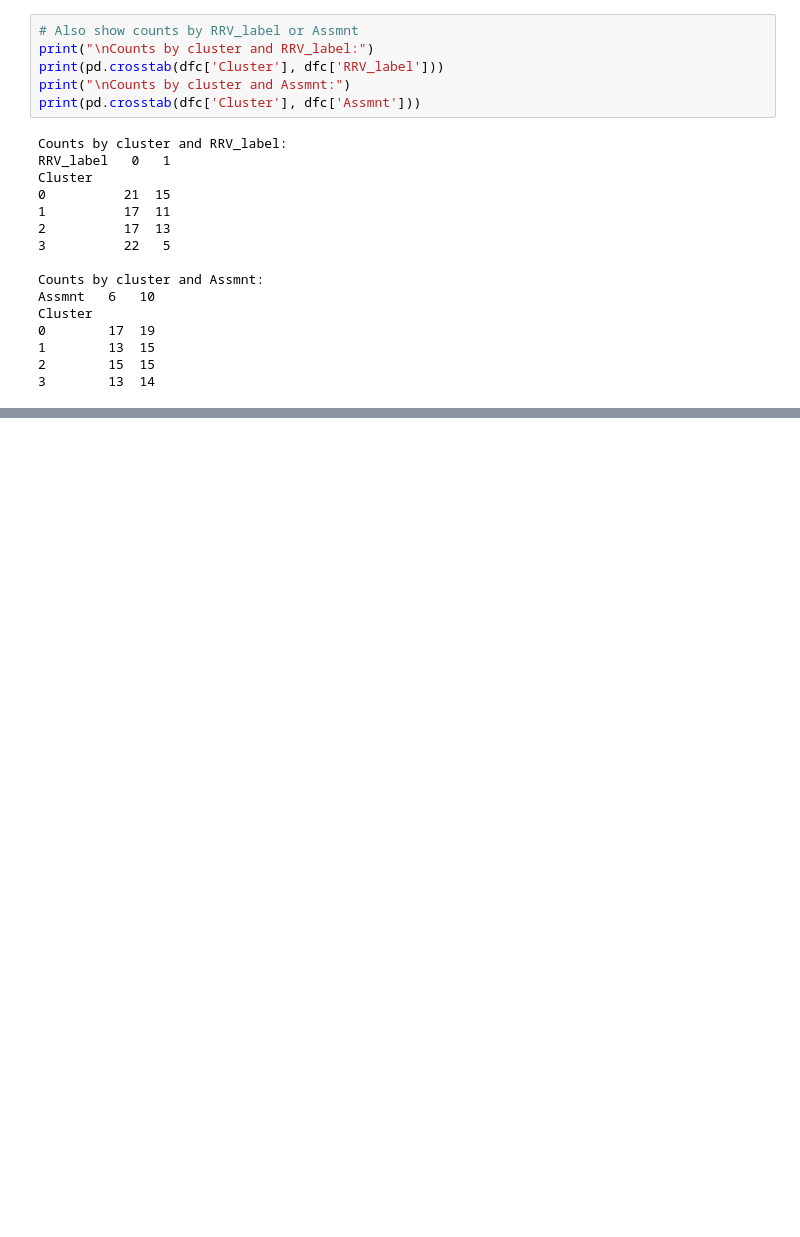
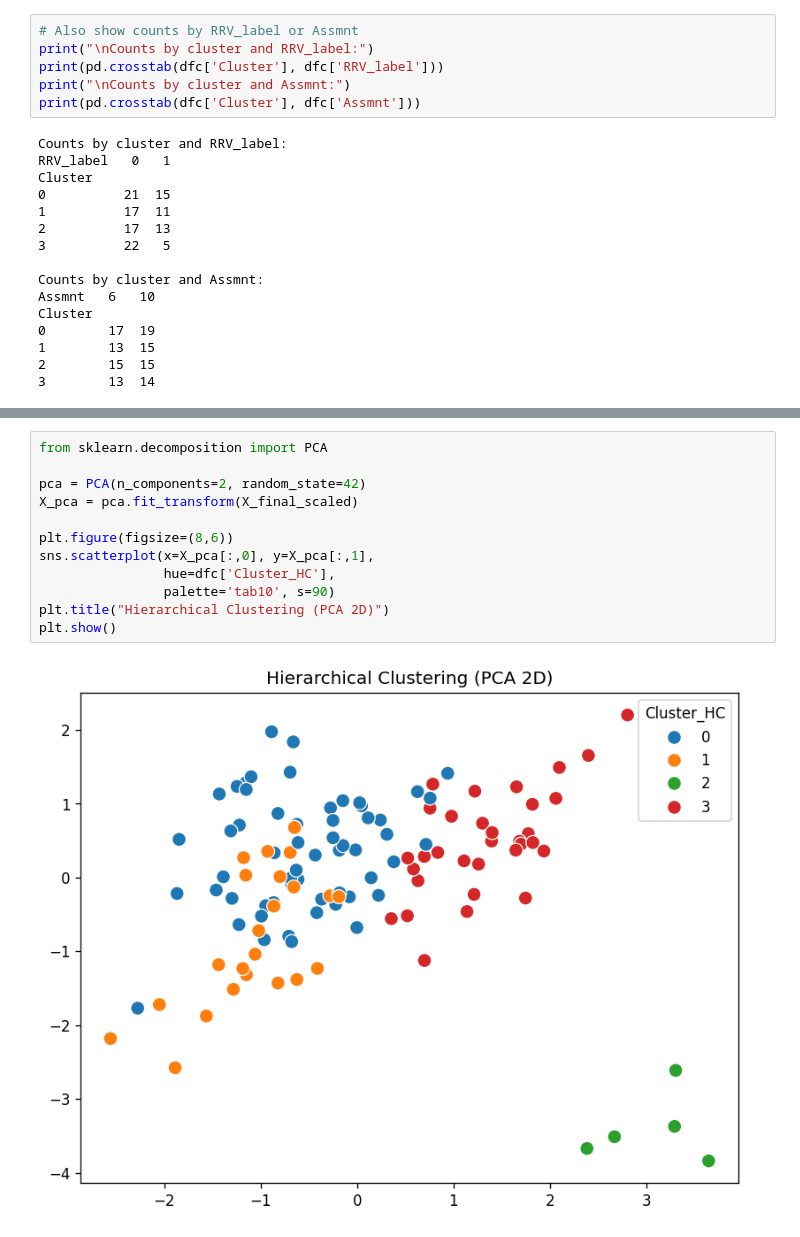
Before and after one commit to JainAnnanya/rrv-activity-modeling-ml, a Jupyter notebook: kmeans_clustering_and_SummaryStats.ipynb, the cells around one changed output, grey strips where cells are left out. Drawn from its saved outputs; the diff is of its cells as text; blank space fills up the shorter version.

```diff
--- a/kmeans_clustering_and_SummaryStats.ipynb
+++ b/kmeans_clustering_and_SummaryStats.ipynb
@@ -314,0 +346,14 @@ Cluster
+# %%
+from sklearn.decomposition import PCA
+
+pca = PCA(n_components=2, random_state=42)
+X_pca = pca.fit_transform(X_final_scaled)
+
+plt.figure(figsize=(8,6))
+sns.scatterplot(x=X_pca[:,0], y=X_pca[:,1],
+                hue=dfc['Cluster_HC'],
+                palette='tab10', s=90)
+plt.title("Hierarchical Clustering (PCA 2D)")
+plt.show()
+# %% [output]
+[figure, added]
```
Also changed, not shown: parts of 6 cells of this notebook.
